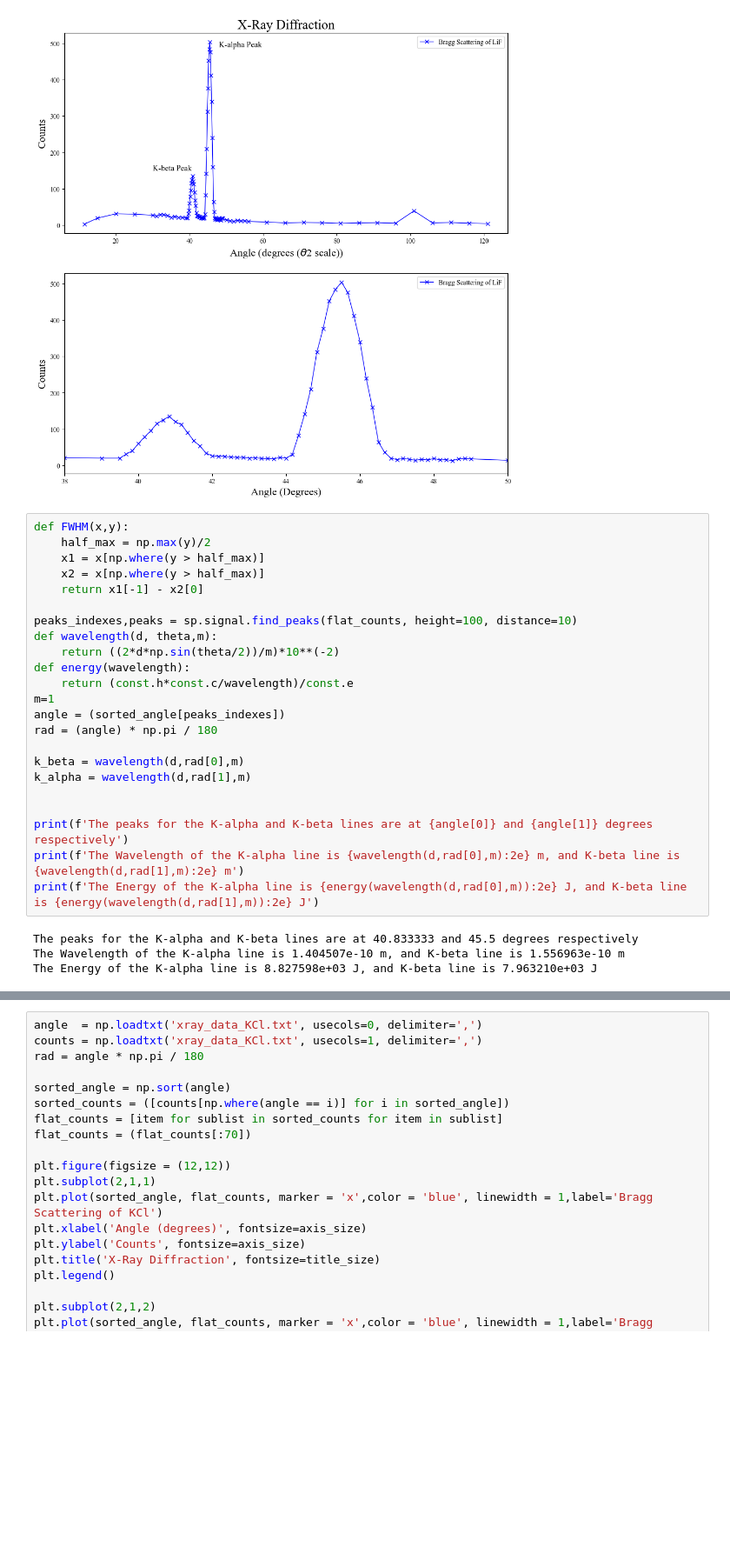
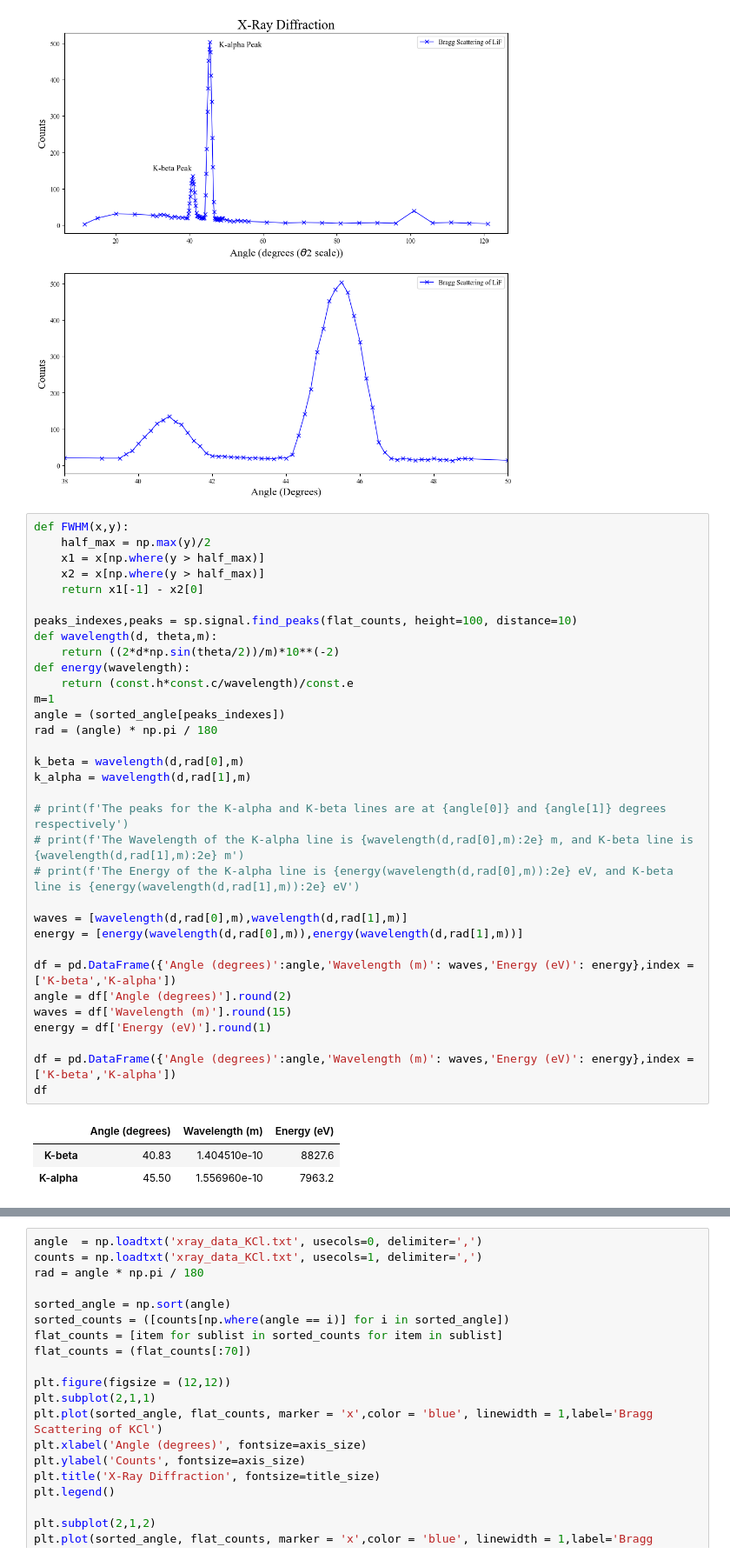
Before and after one commit to lewismcnish/Physics, a Jupyter notebook: Labs/X_ray/X_ray.ipynb, the cells around one changed output, grey strips where cells are left out. Shown at 87% size. Cells and saved outputs as stored; diff of their text form; blank space fills up the shorter version.

```diff
--- a/Labs/X_ray/X_ray.ipynb
+++ b/Labs/X_ray/X_ray.ipynb
@@ -96,30 +97,40 @@ plt.show()
 # %%
 def FWHM(x,y):
     half_max = np.max(y)/2
     x1 = x[np.where(y > half_max)]
     x2 = x[np.where(y > half_max)]
     return x1[-1] - x2[0]
 
 peaks_indexes,peaks = sp.signal.find_peaks(flat_counts, height=100, distance=10)
 def wavelength(d, theta,m):
     return ((2*d*np.sin(theta/2))/m)*10**(-2)
 def energy(wavelength):
     return (const.h*const.c/wavelength)/const.e
 m=1
 angle = (sorted_angle[peaks_indexes])
 rad = (angle) * np.pi / 180
 
 k_beta = wavelength(d,rad[0],m)
 k_alpha = wavelength(d,rad[1],m)
 
+# print(f'The peaks for the K-alpha and K-beta lines are at {angle[0]} and {angle[1]} degrees respectively')
+# print(f'The Wavelength of the K-alpha line is {wavelength(d,rad[0],m):2e} m, and K-beta line is {wavelength(d,rad[1],m):2e} m')
+# print(f'The Energy of the K-alpha line is {energy(wavelength(d,rad[0],m)):2e} eV, and K-beta line is {energy(wavelength(d,rad[1],m)):2e} eV')
 
-print(f'The peaks for the K-alpha and K-beta lines are at {angle[0]} and {angle[1]} degrees respectively')
-print(f'The Wavelength of the K-alpha line is {wavelength(d,rad[0],m):2e} m, and K-beta line is {wavelength(d,rad[1],m):2e} m')
-print(f'The Energy of the K-alpha line is {energy(wavelength(d,rad[0],m)):2e} J, and K-beta line is {energy(wavelength(d,rad[1],m)):2e} J')
+waves = [wavelength(d,rad[0],m),wavelength(d,rad[1],m)]
+energy = [energy(wavelength(d,rad[0],m)),energy(wavelength(d,rad[1],m))]
+
+df = pd.DataFrame({'Angle (degrees)':angle,'Wavelength (m)': waves,'Energy (eV)': energy},index = ['K-beta','K-alpha'])
+angle = df['Angle (degrees)'].round(2)
+waves = df['Wavelength (m)'].round(15)
+energy = df['Energy (eV)'].round(1)
+
+df = pd.DataFrame({'Angle (degrees)':angle,'Wavelength (m)': waves,'Energy (eV)': energy},index = ['K-beta','K-alpha'])
+df
 # %% [output]
-The peaks for the K-alpha and K-beta lines are at 40.833333 and 45.5 degrees respectively
-The Wavelength of the K-alpha line is 1.404507e-10 m, and K-beta line is 1.556963e-10 m
-The Energy of the K-alpha line is 8.827598e+03 J, and K-beta line is 7.963210e+03 J
+|  | Angle (degrees) | Wavelength (m) | Energy (eV) |
+| K-beta | 40.83 | 1.404510e-10 | 8827.6 |
+| K-alpha | 45.50 | 1.556960e-10 | 7963.2 |
 # %% [markdown]
 ## Measuring the interatomic spacing of 2 crystals (KCl and NaCl) using the previously measured wavelengths of the K-alpha and K-beta lines of X-rays
 
```
Also changed, not shown: parts of 3 cells of this notebook.
